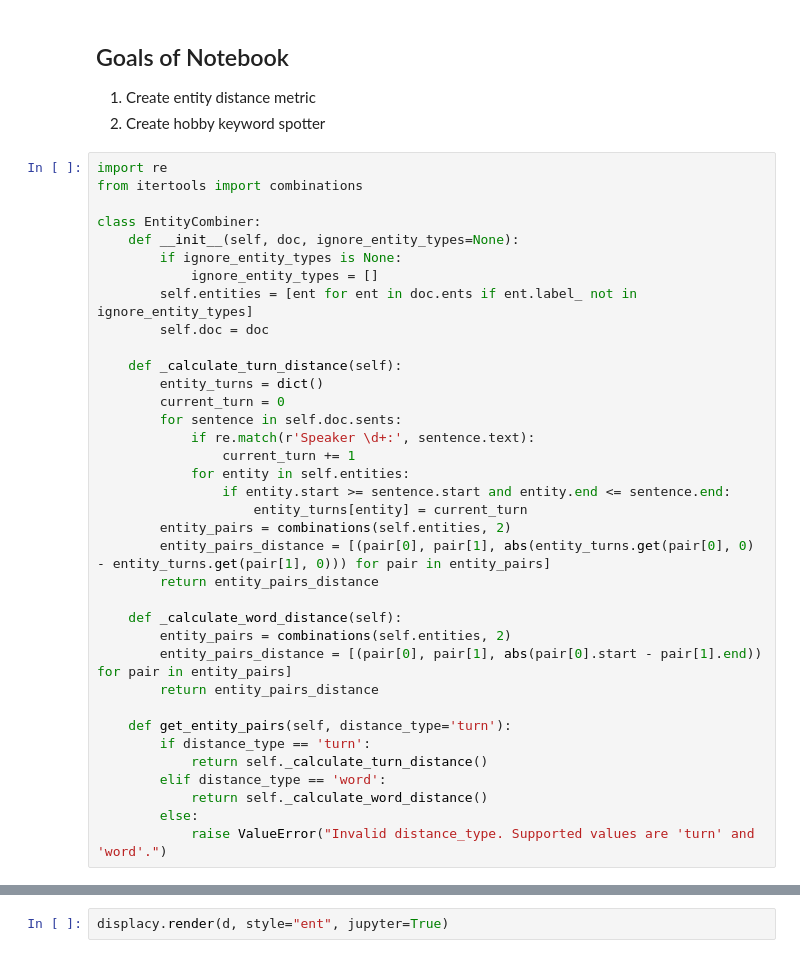
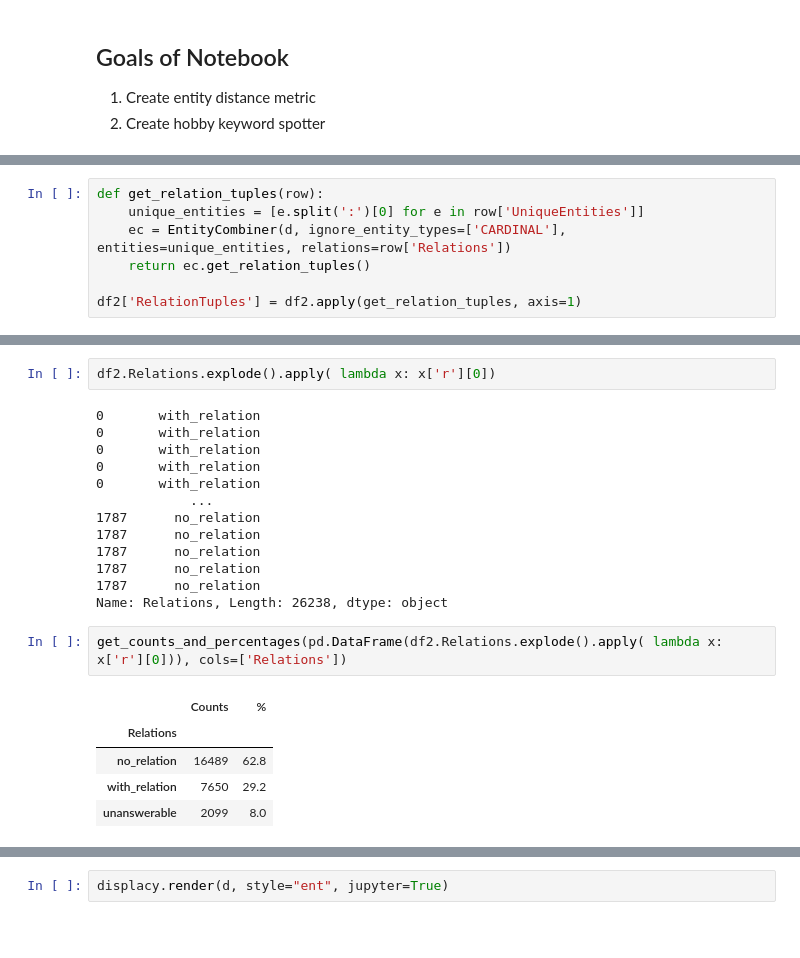
Before and after one commit to murilobellatini/RelNetCare, a Jupyter notebook: reports/create_features_identify_entity_distances.ipynb, the cells around one changed output, grey strips where cells are left out. Cells and saved outputs as stored; diff of their text form; blank space fills up the shorter version.

```diff
--- a/reports/create_features_identify_entity_distances.ipynb
+++ b/reports/create_features_identify_entity_distances.ipynb
@@ -18,39 +49,3 @@ df2 = ep.enrich_data()
 ## Goals of Notebook
 1. Create entity distance metric
 2. Create hobby keyword spotter
-# %%
-import re
-from itertools import combinations
-
-class EntityCombiner:
-    def __init__(self, doc, ignore_entity_types=None):
-        if ignore_entity_types is None:
-            ignore_entity_types = []
-        self.entities = [ent for ent in doc.ents if ent.label_ not in ignore_entity_types]
-        self.doc = doc
-
-    def _calculate_turn_distance(self):
-        entity_turns = dict()
-        current_turn = 0
-        for sentence in self.doc.sents:
-            if re.match(r'Speaker \d+:', sentence.text):
-                current_turn += 1
-            for entity in self.entities:
-                if entity.start >= sentence.start and entity.end <= sentence.end:
-                    entity_turns[entity] = current_turn
-        entity_pairs = combinations(self.entities, 2)
-        entity_pairs_distance = [(pair[0], pair[1], abs(entity_turns.get(pair[0], 0) - entity_turns.get(pair[1], 0))) for pair in entity_pairs]
-        return entity_pairs_distance
-
-    def _calculate_word_distance(self):
-        entity_pairs = combinations(self.entities, 2)
-        entity_pairs_distance = [(pair[0], pair[1], abs(pair[0].start - pair[1].end)) for pair in entity_pairs]
-        return entity_pairs_distance
-
-    def get_entity_pairs(self, distance_type='turn'):
-        if distance_type == 'turn':
-            return self._calculate_turn_distance()
-        elif distance_type == 'word':
-            return self._calculate_word_distance()
-        else:
-            raise ValueError("Invalid distance_type. Supported values are 'turn' and 'word'.")
@@ -56,0 +151,7 @@ class EntityCombiner:
+# %%
+def get_relation_tuples(row):
+    unique_entities = [e.split(':')[0] for e in row['UniqueEntities']]
+    ec = EntityCombiner(d, ignore_entity_types=['CARDINAL'], entities=unique_entities, relations=row['Relations'])
+    return ec.get_relation_tuples()
+
+df2['RelationTuples'] = df2.apply(get_relation_tuples, axis=1)
@@ -57 +328,24 @@ class EntityCombiner:
+# %%
+df2.Relations.explode().apply( lambda x: x['r'][0])
+# %% [output]
+0       with_relation
+0       with_relation
+0       with_relation
+0       with_relation
+0       with_relation
+            ...
+1787      no_relation
+1787      no_relation
+1787      no_relation
+1787      no_relation
+1787      no_relation
+Name: Relations, Length: 26238, dtype: object
+# %%
+get_counts_and_percentages(pd.DataFrame(df2.Relations.explode().apply( lambda x: x['r'][0])), cols=['Relations'])
+# %% [output]
+|  | Counts | % |
+| Relations |  |  |
+| no_relation | 16489 | 62.8 |
+| with_relation | 7650 | 29.2 |
+| unanswerable | 2099 | 8.0 |
 # %%
```
Also changed, not shown: parts of 19 cells of this notebook, 2 other files.
